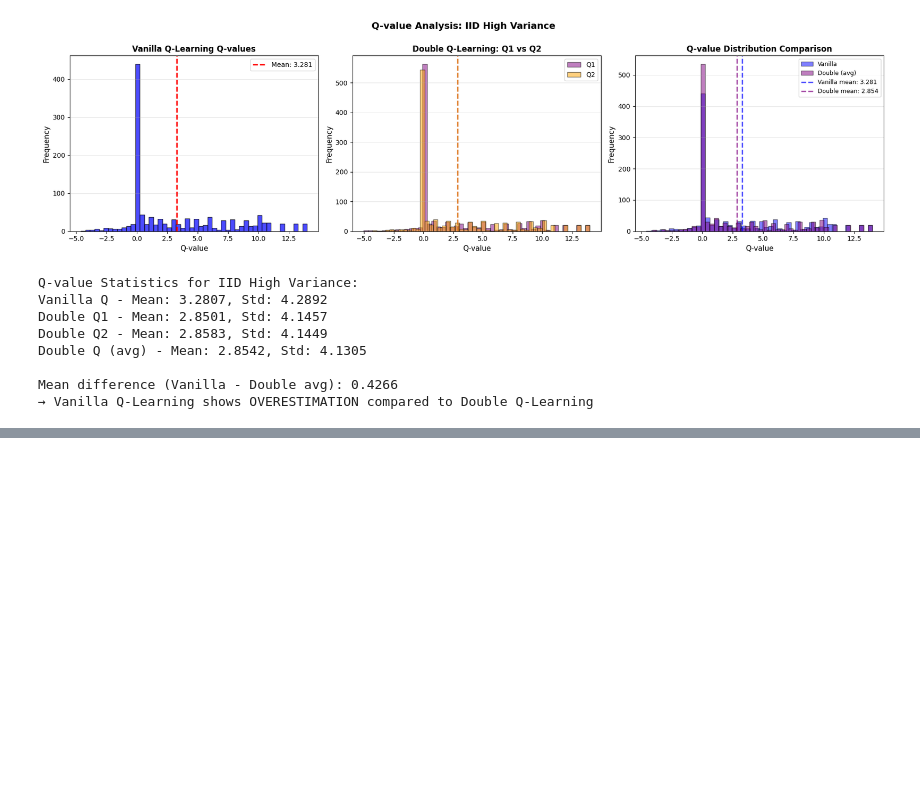
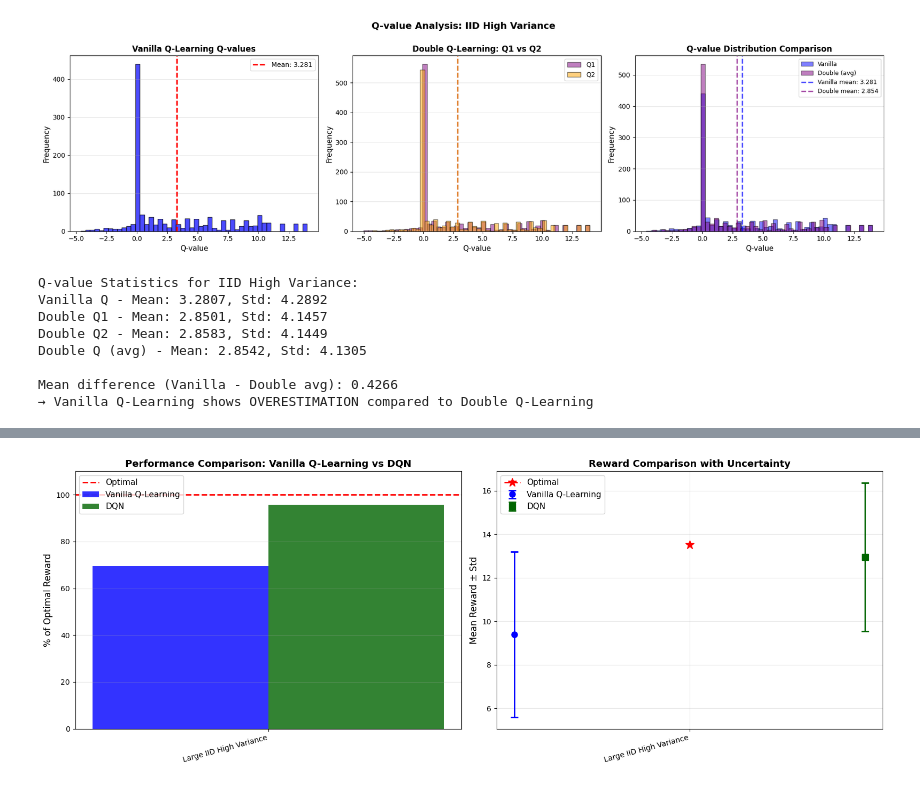
Before and after one commit to SANS-Surya-o/Optimal-Stopping-Problem, a Jupyter notebook: src/MultipleStopping/test.ipynb, the cells around one changed output, grey strips where cells are left out. Cells and saved outputs as stored; diff of their text form; code cells hidden in the pictures; blank space fills up the shorter version.

```diff
--- a/MultipleStopping/test.ipynb
+++ b/src/MultipleStopping/test.ipynb
@@ -1201,28 +897,28 @@ def compare_q_methods(env, env_name, n_episodes=20000, n_step=3, eval_episodes=2
     print(f"Environment: {env_name}")
     print(f"{'='*70}")
 
-    # Schedules
-    eps_sched = linear_decay_schedule(1.0, 0.05, n_episodes // 2)
-    alpha_sched = linear_decay_schedule(0.3, 0.05, n_episodes // 2)
+    # # Schedules
+    # eps_sched = linear_decay_schedule(1.0, 0.05, n_episodes // 2)
+    # alpha_sched = linear_decay_schedule(0.3, 0.05, n_episodes // 2)
 
     # Train Vanilla Q-Learning
     print("Training Vanilla Q-Learning...")
     agent_vanilla = QLearningAgent(
-        env=env, alpha_schedule=alpha_sched, epsilon_schedule=eps_sched, gamma=1.0, seed=42
+        env=env, alpha_schedule=alpha_sched, epsilon = 1.0 , gamma=1.0, seed=42
     )
     agent_vanilla.train(env, n_episodes=n_episodes, verbose=0, use_tqdm=True)
 
     # Train WIS
     print(f"Training {n_step}-Step WIS...")
     agent_wis = OffPolicyWISAgent(
-        env=env, n_step=n_step, alpha_schedule=alpha_sched, epsilon_schedule=eps_sched, gamma=1.0, seed=42
+        env=env, n_step=n_step, alpha_schedule=alpha_sched, epsilon = 1.0 , gamma=1.0, seed=42
     )
     agent_wis.train(env, n_episodes=n_episodes, verbose=0, use_tqdm=True)
 
     # Train Tree Backup
     print(f"Training {n_step}-Step Tree Backup...")
     agent_tree = TreeBackupAgent(
-        env=env, n_step=n_step, alpha_schedule=alpha_sched, epsilon_schedule=eps_sched, gamma=1.0, seed=42
+        env=env, n_step=n_step, alpha_schedule=alpha_sched, epsilon = 1.0 , gamma=1.0, seed=42
     )
     agent_tree.train(env, n_episodes=n_episodes, verbose=0, use_tqdm=True)
 
@@ -1967,0 +1922,46 @@ Mean difference (Vanilla - Double avg): 0.4266
+# %%
+# Visualize results
+fig, axes = plt.subplots(1, 2, figsize=(16, 6))
+
+env_names = [r['env_name'] for r in dqn_comparison_results]
+x = np.arange(len(env_names))
+width = 0.35
+
+# Performance comparison
+vanilla_pcts = [r['vanilla']['reward'] / r['optimal']['reward'] * 100 for r in dqn_comparison_results]
+dqn_pcts = [r['dqn']['reward'] / r['optimal']['reward'] * 100 for r in dqn_comparison_results]
+
+axes[0].bar(x - width/2, vanilla_pcts, width, label='Vanilla Q-Learning', alpha=0.8, color='blue')
+axes[0].bar(x + width/2, dqn_pcts, width, label='DQN', alpha=0.8, color='darkgreen')
+axes[0].axhline(y=100, color='red', linestyle='--', linewidth=2, label='Optimal')
+axes[0].set_ylabel('% of Optimal Reward', fontsize=12)
+axes[0].set_title('Performance Comparison: Vanilla Q-Learning vs DQN', fontsize=13, fontweight='bold')
+axes[0].set_xticks(x)
+axes[0].set_xticklabels(env_names, rotation=15, ha='right', fontsize=10)
+axes[0].legend(fontsize=11)
+axes[0].grid(alpha=0.3, axis='y')
+axes[0].set_ylim(0, 110)
+
+# Reward with error bars (std)
+vanilla_rewards = [r['vanilla']['reward'] for r in dqn_comparison_results]
+vanilla_stds = [r['vanilla']['std'] for r in dqn_comparison_results]
+dqn_rewards = [r['dqn']['reward'] for r in dqn_comparison_results]
+dqn_stds = [r['dqn']['std'] for r in dqn_comparison_results]
+optimal_rewards = [r['optimal']['reward'] for r in dqn_comparison_results]
+
+axes[1].errorbar(x - width/2, vanilla_rewards, yerr=vanilla_stds, fmt='o',
+                 capsize=5, capthick=2, label='Vanilla Q-Learning', color='blue', linewidth=2, markersize=8)
+axes[1].errorbar(x + width/2, dqn_rewards, yerr=dqn_stds, fmt='s',
+                 capsize=5, capthick=2, label='DQN', color='darkgreen', linewidth=2, markersize=8)
+axes[1].plot(x, optimal_rewards, 'r--', linewidth=2, marker='*', markersize=12, label='Optimal')
+axes[1].set_ylabel('Mean Reward ± Std', fontsize=12)
+axes[1].set_title('Reward Comparison with Uncertainty', fontsize=13, fontweight='bold')
+axes[1].set_xticks(x)
+axes[1].set_xticklabels(env_names, rotation=15, ha='right', fontsize=10)
+axes[1].legend(fontsize=11)
+axes[1].grid(alpha=0.3)
+
+plt.tight_layout()
+plt.show()
+# %% [output]
+[figure, added]
```
Also changed, not shown: parts of 16 cells of this notebook, 18 other files.
